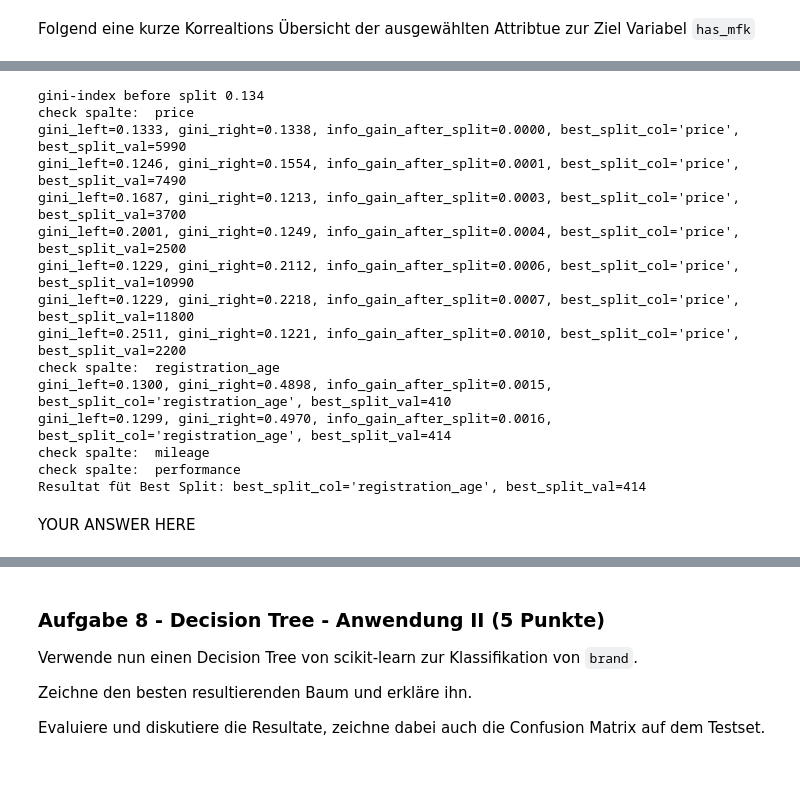
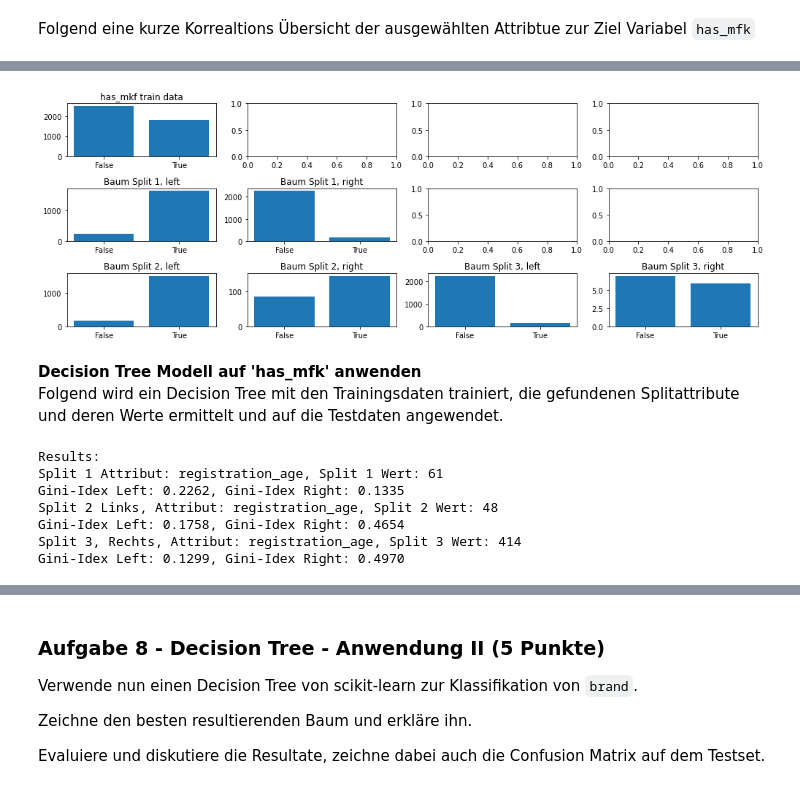
Before and after one commit to rootpi2203/ds_gml, a Jupyter notebook: gml_minichallenge_2/gml_minichallenge_2.ipynb, the cells around one changed output, grey strips where cells are left out. Drawn from its saved outputs; the diff is of its cells as text; code cells hidden in the pictures.

```diff
--- a/gml_minichallenge_2/gml_minichallenge_2.ipynb
+++ b/gml_minichallenge_2/gml_minichallenge_2.ipynb
@@ -2383,7 +2380,12 @@ def calc_gini_index(y_split):
 
 def calc_best_split(X, y, print_info=True):
     '''
-
+    Berechnet den besten Split indem Information Gain auf jeder Spalte und
+    jedem Zeilen Wert als Threshhold
+    X: X Datenum passende Split Attribute und Werte zu finden
+    y: y um die Aufteilung zu prüfen (Gini-index und Information Gain)
+    print_info: Um Gini-index, Information Gain und beste Splits auszugeben
+    return: returns die jeweilen x / y Daten des Splits recht / links
     '''
     x_col_names = X.columns.to_list()
     #X = np.array(X)
@@ -2438,5 +2440,6 @@ def calc_best_split(X, y, print_info=True):
     y_right = y.loc[x_right.index]
 
     if print_info: print(f'Resultat füt Best Split: {best_split_col=}, {best_split_val=}')
+    if print_info: print(f'Gini-Idex Left: {calc_gini_index(y_left):.4f}, Gini-Idex Right: {calc_gini_index(y_right):.4f}')
 
     return best_split_col, best_split_val, x_left, y_left, x_right, y_right
@@ -2448,4 +2566,12 @@ def calc_best_split(X, y, print_info=True):
 # %%
 # Wurzelknoten / Erster Split: Variable mit dem besten Information Gain und Wert suchen
 best_split_col1, best_split_val1, x_left1, y_left1, x_right1, y_right1 = calc_best_split(X_train_tree,
-                                                                                   y_train_tree, print_info=True)
+                                                                                   y_train_tree, print_info=False)
+
+# Linker Knoten / zweiter Split: Variable mit dem besten Information Gain und Wert suchen
+best_split_col2, best_split_val2, x_left2, y_left2, x_right2, y_right2 = calc_best_split(x_left1,
+                                                                                   y_left1, print_info=False)
+
+# Rechter Knoten / zweiter Split: Variable mit dem besten Information Gain und Wert suchen
+best_split_col3, best_split_val3, x_left3, y_left3, x_right3, y_right3 = calc_best_split(x_right1,
+                                                                                   y_right1, print_info=False)
@@ -2487,22 +2578,40 @@ Resultat füt Best Split: best_split_col='registration_age', best_split_val=48
-# %%
-# Rechter Knoten / zweiter Split: Variable mit dem besten Information Gain und Wert suchen
-best_split_col3, best_split_val3, x_left3, y_left3, x_right3, y_right3 = calc_best_split(x_right1,
-                                                                                   y_right1, print_info=True)
-# %% [output]
-gini-index before split 0.134
-check spalte:  price
-gini_left=0.1333, gini_right=0.1338, info_gain_after_split=0.0000, best_split_col='price', best_split_val=5990
-gini_left=0.1246, gini_right=0.1554, info_gain_after_split=0.0001, best_split_col='price', best_split_val=7490
-gini_left=0.1687, gini_right=0.1213, info_gain_after_split=0.0003, best_split_col='price', best_split_val=3700
-gini_left=0.2001, gini_right=0.1249, info_gain_after_split=0.0004, best_split_col='price', best_split_val=2500
-gini_left=0.1229, gini_right=0.2112, info_gain_after_split=0.0006, best_split_col='price', best_split_val=10990
-gini_left=0.1229, gini_right=0.2218, info_gain_after_split=0.0007, best_split_col='price', best_split_val=11800
-gini_left=0.2511, gini_right=0.1221, info_gain_after_split=0.0010, best_split_col='price', best_split_val=2200
-check spalte:  registration_age
-gini_left=0.1300, gini_right=0.4898, info_gain_after_split=0.0015, best_split_col='registration_age', best_split_val=410
-gini_left=0.1299, gini_right=0.4970, info_gain_after_split=0.0016, best_split_col='registration_age', best_split_val=414
-check spalte:  mileage
-check spalte:  performance
-Resultat füt Best Split: best_split_col='registration_age', best_split_val=414
-# %% [markdown]
-YOUR ANSWER HERE
+# %%
+fig, ax = plt.subplots(3,4, figsize=(14, 5))
+ax = ax.flatten()
+
+ax[0].bar(x=['False', 'True'], height=y_train_tree.value_counts().sort_index())
+ax[0].set_title('has_mkf train data')
+
+ax[4].bar(x=['False', 'True'], height=y_left1.value_counts().sort_index())
+ax[4].set_title('Baum Split 1, left')
+ax[5].bar(x=['False', 'True'], height=y_right1.value_counts().sort_index())
+ax[5].set_title('Baum Split 1, right')
+
+ax[8].bar(x=['False', 'True'], height=y_left2.value_counts().sort_index())
+ax[8].set_title('Baum Split 2, left')
+ax[9].bar(x=['False', 'True'], height=y_right2.value_counts().sort_index())
+ax[9].set_title('Baum Split 2, right')
+ax[10].bar(x=['False', 'True'], height=y_left3.value_counts().sort_index())
+ax[10].set_title('Baum Split 3, left')
+ax[11].bar(x=['False', 'True'], height=y_right3.value_counts().sort_index())
+ax[11].set_title('Baum Split 3, right')
+
+plt.tight_layout()
+plt.show()
+# %% [output]
+[figure, added]
+# %% [markdown]
+**Decision Tree Modell auf 'has_mfk' anwenden**
+Folgend wird ein Decision Tree mit den Trainingsdaten trainiert, die gefundenen Splitattribute und deren Werte ermittelt und auf die Testdaten angewendet.
+# %%
+# Achtung dauer 2-3min
+# Baum erstellen und Split Attribute festlegen
+split_attribute, split_value = get_best_split(X_train_tree, y_train_tree, verbose=1)
+# %% [output]
+Results:
+Split 1 Attribut: registration_age, Split 1 Wert: 61
+Gini-Idex Left: 0.2262, Gini-Idex Right: 0.1335
+Split 2 Links, Attribut: registration_age, Split 2 Wert: 48
+Gini-Idex Left: 0.1758, Gini-Idex Right: 0.4654
+Split 3, Rechts, Attribut: registration_age, Split 3 Wert: 414
+Gini-Idex Left: 0.1299, Gini-Idex Right: 0.4970
```
Also changed, not shown: parts of 14 cells of this notebook.
